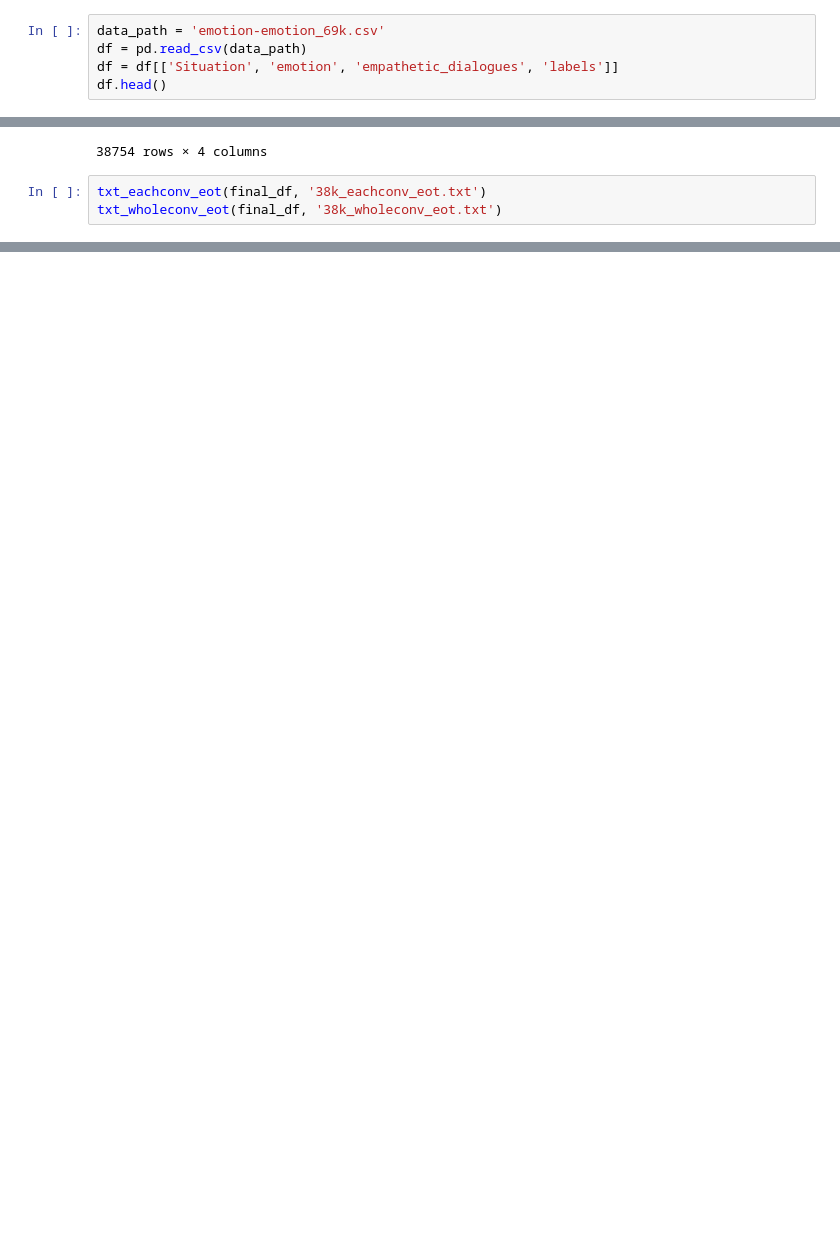
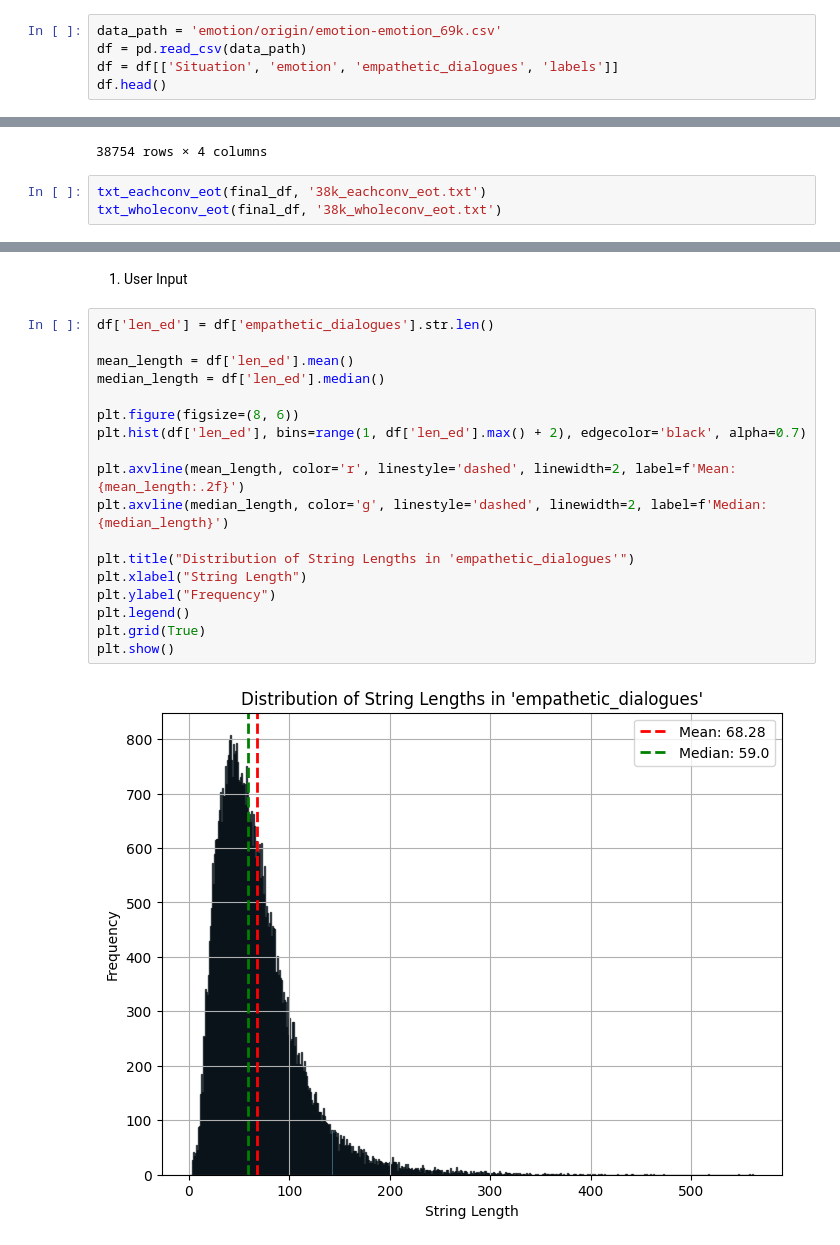
Before and after one commit to CallMeL/Empathetic-Dialogue-System, a Jupyter notebook: data/data2txt.ipynb, the cells around one changed output, grey strips where cells are left out. Drawn from its saved outputs; the diff is of its cells as text; blank space fills up the shorter version.

```diff
--- a/data/data2txt.ipynb
+++ b/data/data2txt.ipynb
@@ -11,7 +12,7 @@ pd.set_option('display.max_colwidth', None)
 # %% [markdown]
 ### 1. data pre-processing
 # %%
-data_path = 'emotion-emotion_69k.csv'
+data_path = 'emotion/origin/emotion-emotion_69k.csv'
 df = pd.read_csv(data_path)
 df = df[['Situation', 'emotion', 'empathetic_dialogues', 'labels']]
 df.head()
@@ -229,0 +242,22 @@ txt_wholeconv_eot(final_df, '38k_wholeconv_eot.txt')
+# %% [markdown]
+1. User Input
+# %%
+df['len_ed'] = df['empathetic_dialogues'].str.len()
+
+mean_length = df['len_ed'].mean()
+median_length = df['len_ed'].median()
+
+plt.figure(figsize=(8, 6))
+plt.hist(df['len_ed'], bins=range(1, df['len_ed'].max() + 2), edgecolor='black', alpha=0.7)
+
+plt.axvline(mean_length, color='r', linestyle='dashed', linewidth=2, label=f'Mean: {mean_length:.2f}')
+plt.axvline(median_length, color='g', linestyle='dashed', linewidth=2, label=f'Median: {median_length}')
+
+plt.title("Distribution of String Lengths in 'empathetic_dialogues'")
+plt.xlabel("String Length")
+plt.ylabel("Frequency")
+plt.legend()
+plt.grid(True)
+plt.show()
+# %% [output]
+[figure, added]
```
Also changed, not shown: parts of 15 cells of this notebook, 3 other files.
